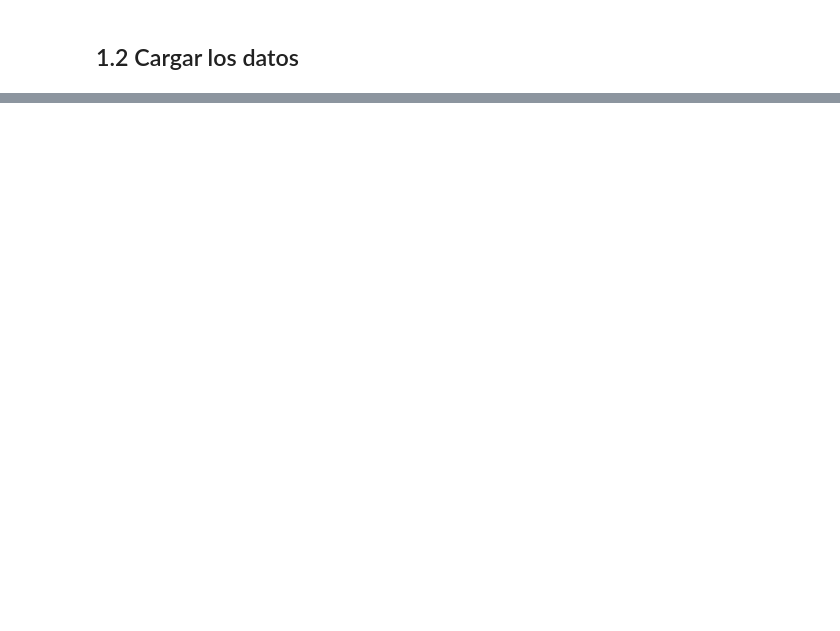
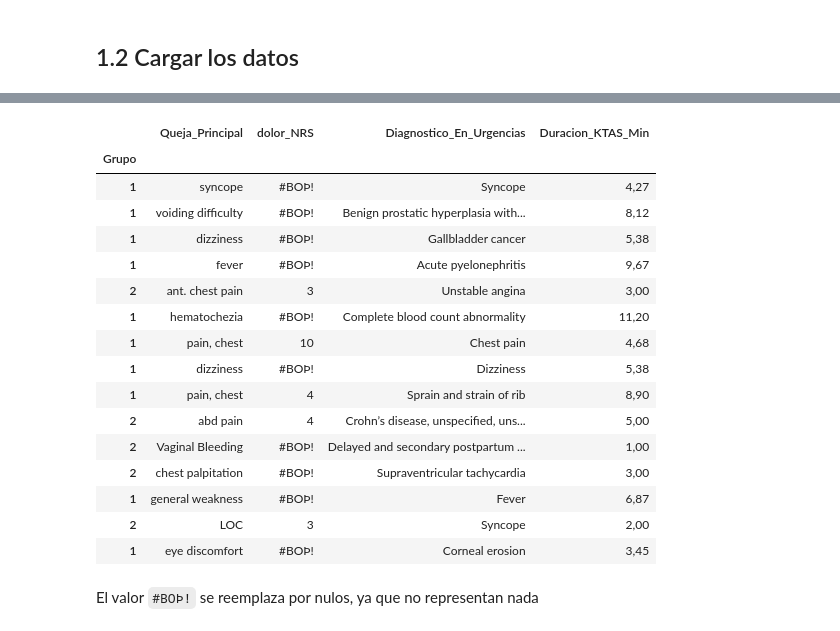
Before and after one commit to juanjomurillo12/Lab2, a Jupyter notebook: Laboratorio_2_Agrupación_Clustering.ipynb, the cells around one changed output, grey strips where cells are left out. Cells and saved outputs as stored; diff of their text form; code cells hidden in the pictures; blank space fills up the shorter version.

```diff
--- a/Laboratorio_2_Agrupación_Clustering.ipynb
+++ b/Laboratorio_2_Agrupación_Clustering.ipynb
@@ -47,0 +319,4 @@ df_eps=pd.read_csv('202420_Laboratorio 2 - Agrupación_202420_Laboratorio_2_-_Ag
+# %%
+# Explorar las variables que no son numéricas
+name_cols_non_number = df_eps.select_dtypes(include = ['object']).columns
+name_cols_non_number
@@ -47,0 +368,22 @@ df_eps=pd.read_csv('202420_Laboratorio 2 - Agrupación_202420_Laboratorio_2_-_Ag
+# %%
+df_eps[name_cols_non_number].sample(15)
+# %% [output]
+|  | Queja_Principal | dolor_NRS | Diagnostico_En_Urgencias | Duracion_KTAS_Min |
+| Grupo |  |  |  |  |
+| 1 | syncope | #BOÞ! | Syncope | 4,27 |
+| 1 | voiding difficulty | #BOÞ! | Benign prostatic hyperplasia with... | 8,12 |
+| 1 | dizziness | #BOÞ! | Gallbladder cancer | 5,38 |
+| 1 | fever | #BOÞ! | Acute pyelonephritis | 9,67 |
+| 2 | ant. chest pain | 3 | Unstable angina | 3,00 |
+| 1 | hematochezia | #BOÞ! | Complete blood count abnormality | 11,20 |
+| 1 | pain, chest | 10 | Chest pain | 4,68 |
+| 1 | dizziness | #BOÞ! | Dizziness | 5,38 |
+| 1 | pain, chest | 4 | Sprain and strain of rib | 8,90 |
+| 2 | abd pain | 4 | Crohn’s disease, unspecified, uns... | 5,00 |
+| 2 | Vaginal Bleeding | #BOÞ! | Delayed and secondary postpartum ... | 1,00 |
+| 2 | chest palpitation | #BOÞ! | Supraventricular tachycardia | 3,00 |
+| 1 | general weakness | #BOÞ! | Fever | 6,87 |
+| 2 | LOC | 3 | Syncope | 2,00 |
+| 1 | eye discomfort | #BOÞ! | Corneal erosion | 3,45 |
+# %% [markdown]
+El valor `#BOÞ!` se reemplaza por nulos, ya que no representan nada
```
Also changed, not shown: parts of 75 cells of this notebook.
